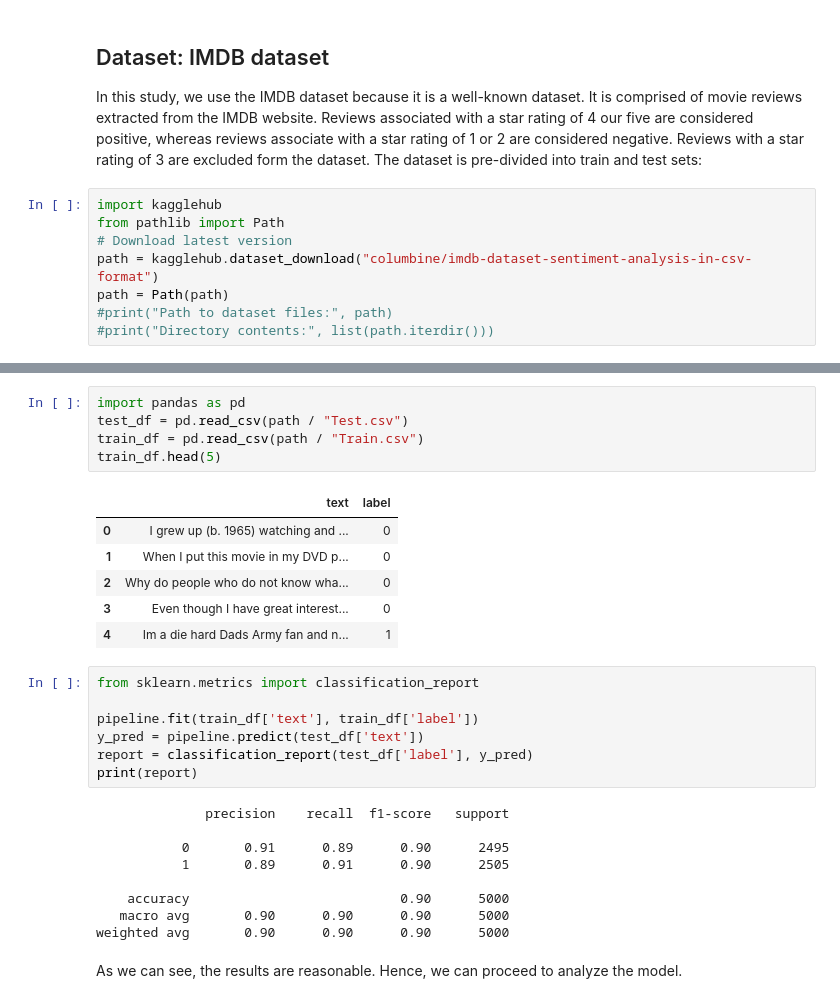
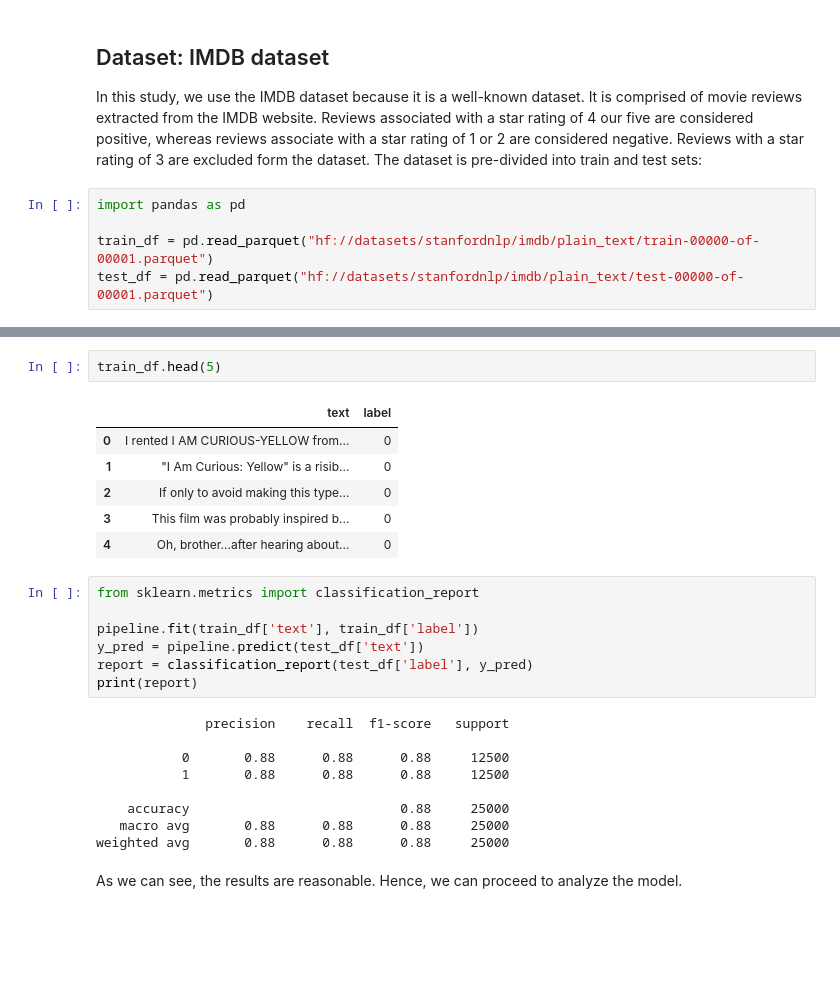
Before and after one commit to tiagoft/nlp_course, a Jupyter notebook: courseware/docs/case_study_sentiment.ipynb, the cells around one changed output, grey strips where cells are left out. Cells and saved outputs as stored; diff of their text form; blank space fills up the shorter version.

```diff
--- a/courseware/docs/case_study_sentiment.ipynb
+++ b/courseware/docs/case_study_sentiment.ipynb
@@ -49,10 +49,7 @@ pipeline = Pipeline([
 
 In this study, we use the IMDB dataset because it is a well-known dataset. It is comprised of movie reviews extracted from the IMDB website. Reviews associated with a star rating of 4 our five are considered positive, whereas reviews associate with a star rating of 1 or 2 are considered negative. Reviews with a star rating of 3 are excluded form the dataset. The dataset is pre-divided into train and test sets:
 # %%
-import kagglehub
-from pathlib import Path
-# Download latest version
-path = kagglehub.dataset_download("columbine/imdb-dataset-sentiment-analysis-in-csv-format")
-path = Path(path)
-#print("Path to dataset files:", path)
-#print("Directory contents:", list(path.iterdir()))
+import pandas as pd
+
+train_df = pd.read_parquet("hf://datasets/stanfordnlp/imdb/plain_text/train-00000-of-00001.parquet")
+test_df = pd.read_parquet("hf://datasets/stanfordnlp/imdb/plain_text/test-00000-of-00001.parquet")
@@ -61,15 +56,12 @@ Warning: Looks like you're using an outdated `kagglehub` version (installed: 0.3
 # %%
-import pandas as pd
-test_df = pd.read_csv(path / "Test.csv")
-train_df = pd.read_csv(path / "Train.csv")
 train_df.head(5)
 # %% [output]
 |  | text | label |
-| 0 | I grew up (b. 1965) watching and ... | 0 |
-| 1 | When I put this movie in my DVD p... | 0 |
-| 2 | Why do people who do not know wha... | 0 |
-| 3 | Even though I have great interest... | 0 |
-| 4 | Im a die hard Dads Army fan and n... | 1 |
+| 0 | I rented I AM CURIOUS-YELLOW from... | 0 |
+| 1 | "I Am Curious: Yellow" is a risib... | 0 |
+| 2 | If only to avoid making this type... | 0 |
+| 3 | This film was probably inspired b... | 0 |
+| 4 | Oh, brother...after hearing about... | 0 |
 # %%
 from sklearn.metrics import classification_report
 
@@ -80,12 +72,12 @@ print(report)
 # %% [output]
               precision    recall  f1-score   support
 
-           0       0.91      0.89      0.90      2495
-           1       0.89      0.91      0.90      2505
+           0       0.88      0.88      0.88     12500
+           1       0.88      0.88      0.88     12500
 
-    accuracy                           0.90      5000
-   macro avg       0.90      0.90      0.90      5000
-weighted avg       0.90      0.90      0.90      5000
+    accuracy                           0.88     25000
+   macro avg       0.88      0.88      0.88     25000
+weighted avg       0.88      0.88      0.88     25000
 # %% [markdown]
 As we can see, the results are reasonable. Hence, we can proceed to analyze the model.
 # %% [markdown]
```
Also changed, not shown: parts of 7 cells of this notebook.
